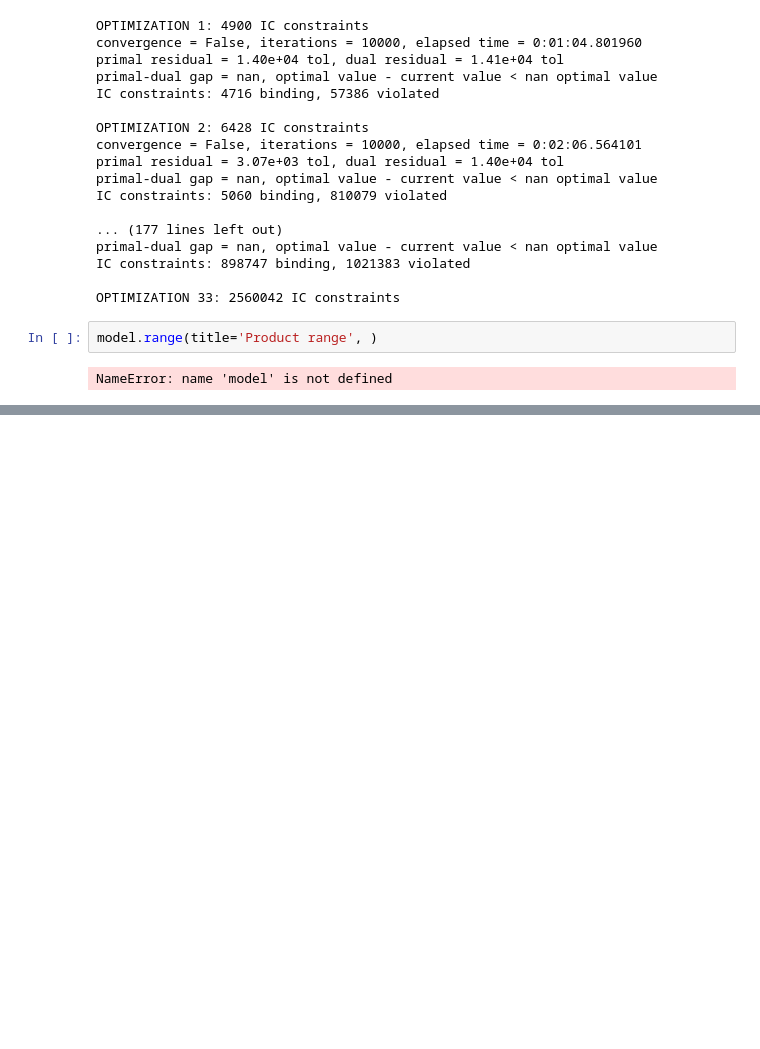
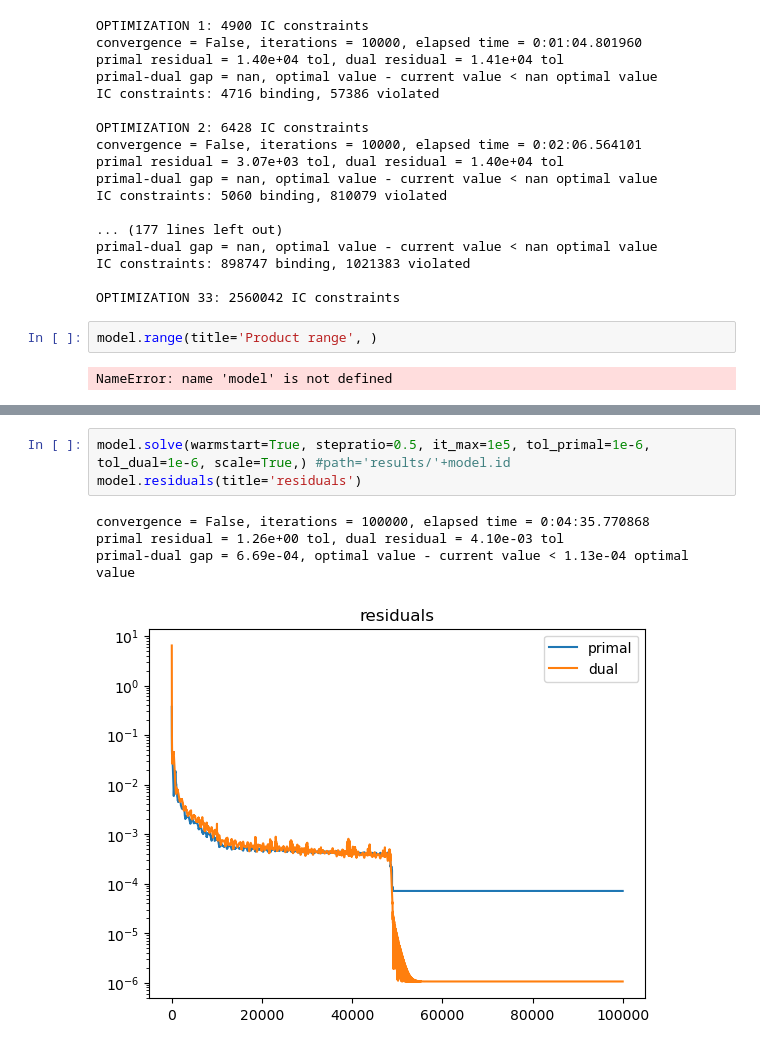
Before and after one commit to x-dupuis/screening-algo, a Jupyter notebook: examples/linear_monopolist.ipynb, the cells around one changed output, grey strips where cells are left out. Saved outputs shown, nothing was run; the diff lists cells and outputs as text; blank space fills up the shorter version.

```diff
--- a/examples/linear_monopolist.ipynb
+++ b/examples/linear_monopolist.ipynb
@@ -273,0 +370,8 @@ NameError: name 'model' is not defined
+# %%
+model.solve(warmstart=True, stepratio=0.5, it_max=1e5, tol_primal=1e-6, tol_dual=1e-6, scale=True,) #path='results/'+model.id
+model.residuals(title='residuals')
+# %% [output]
+convergence = False, iterations = 100000, elapsed time = 0:04:35.770868
+primal residual = 1.26e+00 tol, dual residual = 4.10e-03 tol
+primal-dual gap = 6.69e-04, optimal value - current value < 1.13e-04 optimal value
+[figure, added]
```
Also changed, not shown: parts of 14 cells of this notebook.
